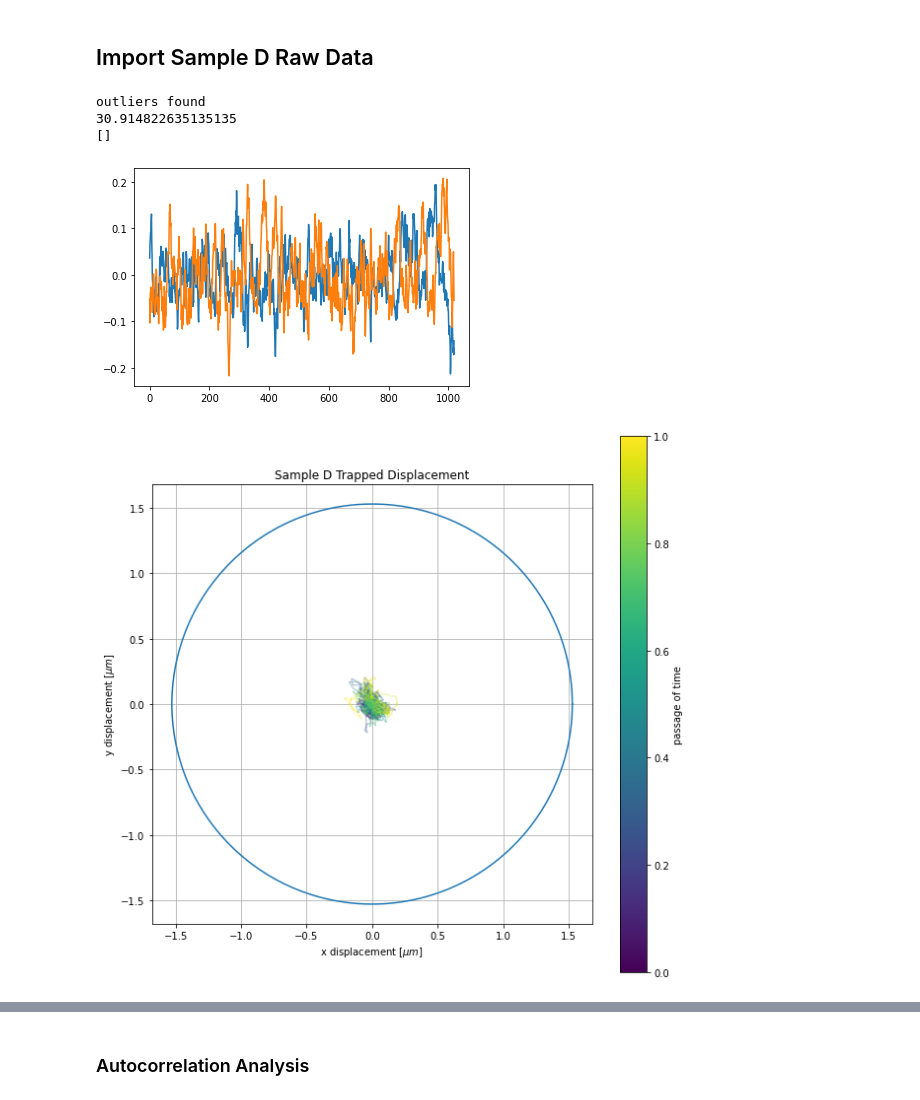
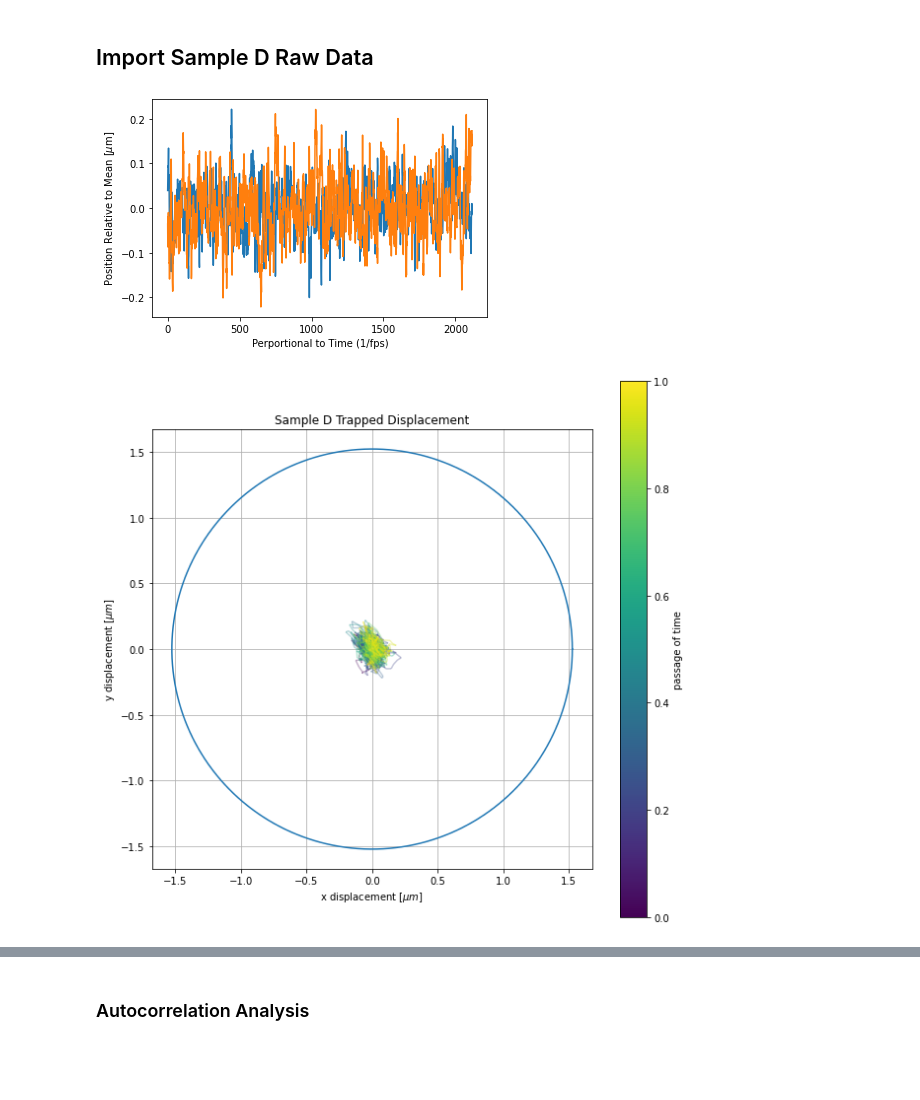
Before and after one commit to Ham0osh/Phys322W-OT, a Jupyter notebook: notebook.ipynb, the cells around one changed output, grey strips where cells are left out. Drawn from its saved outputs; the diff is of its cells as text; code cells hidden in the pictures; blank space fills up the shorter version.

```diff
--- a/notebook.ipynb
+++ b/notebook.ipynb
@@ -43,59 +43,42 @@ px/um = 23.68 +/- 0.098 [px/um]
 ## Import Sample D Raw Data
 # %%
 filename = "/work/data/SampleD_trapped2.txt"
-rad_px, x_px, y_px = np.genfromtxt(filename,delimiter = "\t",unpack=True)
-x_px, y_px, idx = outliers(x_px, y_px, max_movement = 1.6)
-if len(idx) != 0:
-    print('outliers found')
-rad_px = np.array([rad_px[i] for i in range(len(x_px)) if i not in idx])
+data = extract_data(filename, skip_footer = 1200)
+x = data.x
+y = data.y
+rad_dat = data.rad_dat
 
-rad_dat = rad_px[:2000]*um_per_px
-x_dat = x_px[:2000]*um_per_px
-y_dat = y_px[:2000]*um_per_px
-x_ave = np.mean(x_dat)
-y_ave = np.mean(y_dat)
-
-print(np.min(x_dat))
-
-print(np.argwhere(np.isnan(x_dat)))
-rad_arr = rad_dat
-x = x_dat-x_ave
-y = y_dat-y_ave
 plt.plot(x,label=r"x position")
 plt.plot(y,label=r"y position")
 plt.xlabel("Perportional to Time (1/fps)")
 plt.ylabel("Position Relative to Mean [$\mu$m]")
 plt.show()
 
 fig, ax = plt.subplots(figsize = (10,10))
 
 #no idea how this formatting works
 points = np.array([x, y]).T.reshape(-1, 1, 2)
 segments = np.concatenate([points[:-1], points[1:]], axis=1)
 
 lc = LineCollection(segments, cmap='viridis', alpha = 0.3)
 lc.set_array(np.linspace(0,1,len(x)))
 line = ax.add_collection(lc)
 
 
 thetas = np.linspace(0, 2*np.pi, 200)
 circle_x, circle_y = circle(thetas, radius = np.mean(rad_dat))
 fig.colorbar(cm.ScalarMappable(cmap='viridis'), ax=ax,label = "passage of time")
 ax.grid()
 ax.plot(circle_x, circle_y)
 ax.set(ylabel = "y displacement [$\mu m$]", xlabel = "x displacement [$\mu m$]", title = "Sample D Trapped Displacement",
         aspect = 'equal')
 
 
 
 x_trapped = x
 y_trapped = y
-rad_trapped = rad_arr
 # %% [output]
-outliers found
-30.914822635135135
-[]
-[figure, old version]
+[figure, new version]
-[figure, old version]
+[figure, new version]
 # %%
 filename = "/work/data/SampleD_stuckBead4.txt"
```
Also changed, not shown: parts of 7 cells of this notebook, 2 other files.
